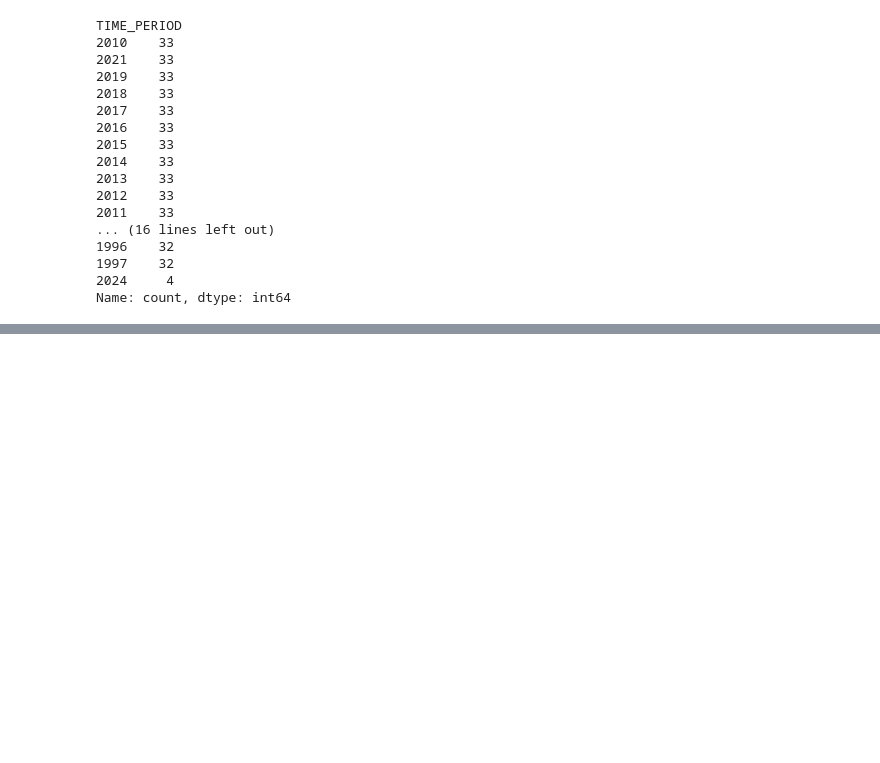
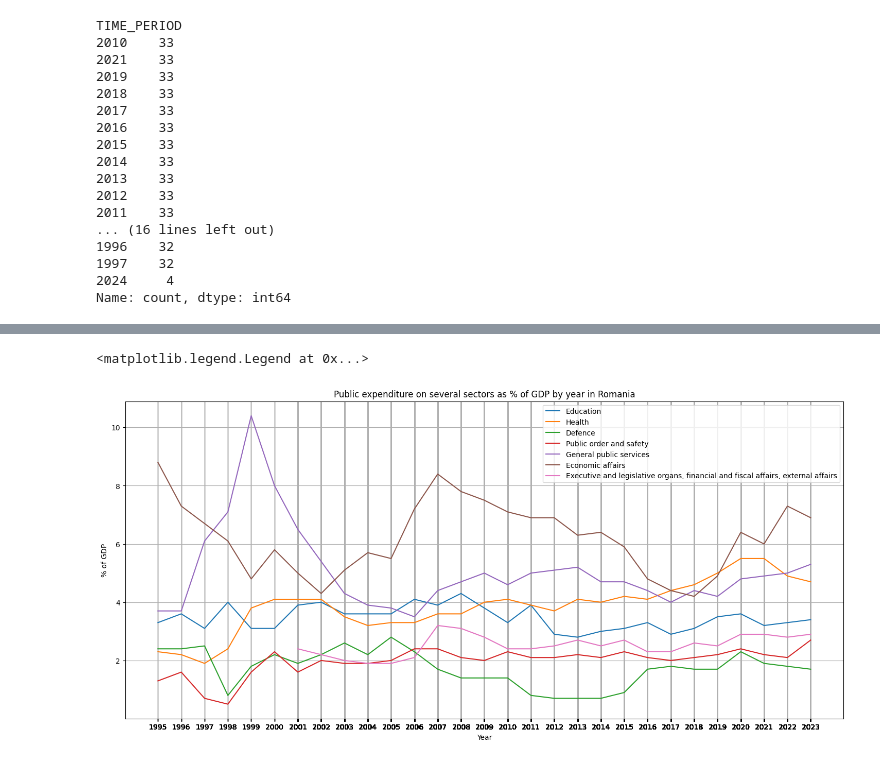
Before and after one commit to TudorMurariu/minimum-wage-study, a Jupyter notebook: pib-p-in-education/pin_in_edu.ipynb, the cells around one changed output, grey strips where cells are left out. Drawn from its saved outputs; the diff is of its cells as text; code cells hidden in the pictures; blank space fills up the shorter version.

```diff
--- a/pib-p-in-education/pin_in_edu.ipynb
+++ b/pib-p-in-education/pin_in_edu.ipynb
@@ -194,0 +214,35 @@ plt.grid()
+# %%
+with open("sector_of_spending.txt", "a") as f:
+    for sector in gov_spend.cofog99.unique():
+        f.write(sector + '\n')
+# %%
+pib_procentage_by_sector_in_Romania = gov_spend[(gov_spend.unit == 'Percentage of gross domestic product (GDP)') & (gov_spend.sector == 'General government')
+                               & (gov_spend.na_item == 'Total general government expenditure') & (gov_spend.geo == 'Romania')]
+# %%
+plt.figure(figsize=(18, 8))
+
+# by sector I m refering to cofog99, Education/ Helth/religion/etc
+
+top_sectors = [
+    "Education",
+    "Health",
+    "Defence",
+    "Public order and safety",
+    "General public services",
+    "Economic affairs",
+    "Executive and legislative organs, financial and fiscal affairs, external affairs"
+]
+for sector in top_sectors:
+
+    romania_sector = pib_procentage_by_sector_in_Romania[pib_procentage_by_sector_in_Romania.cofog99 == sector]
+    plt.plot(romania_sector.TIME_PERIOD, romania_sector.OBS_VALUE, label = sector)
+
+plt.xticks(pib_procentage_by_sector_in_Romania.TIME_PERIOD)
+plt.xlabel("Year")
+plt.ylabel("% of GDP")
+plt.title("Public expenditure on several sectors as % of GDP by year in Romania")
+plt.grid()
+plt.legend()
+# %% [output]
+<matplotlib.legend.Legend at 0x...>
+[figure, added]
```
Also changed, not shown: parts of 10 cells of this notebook, 1 other file.
